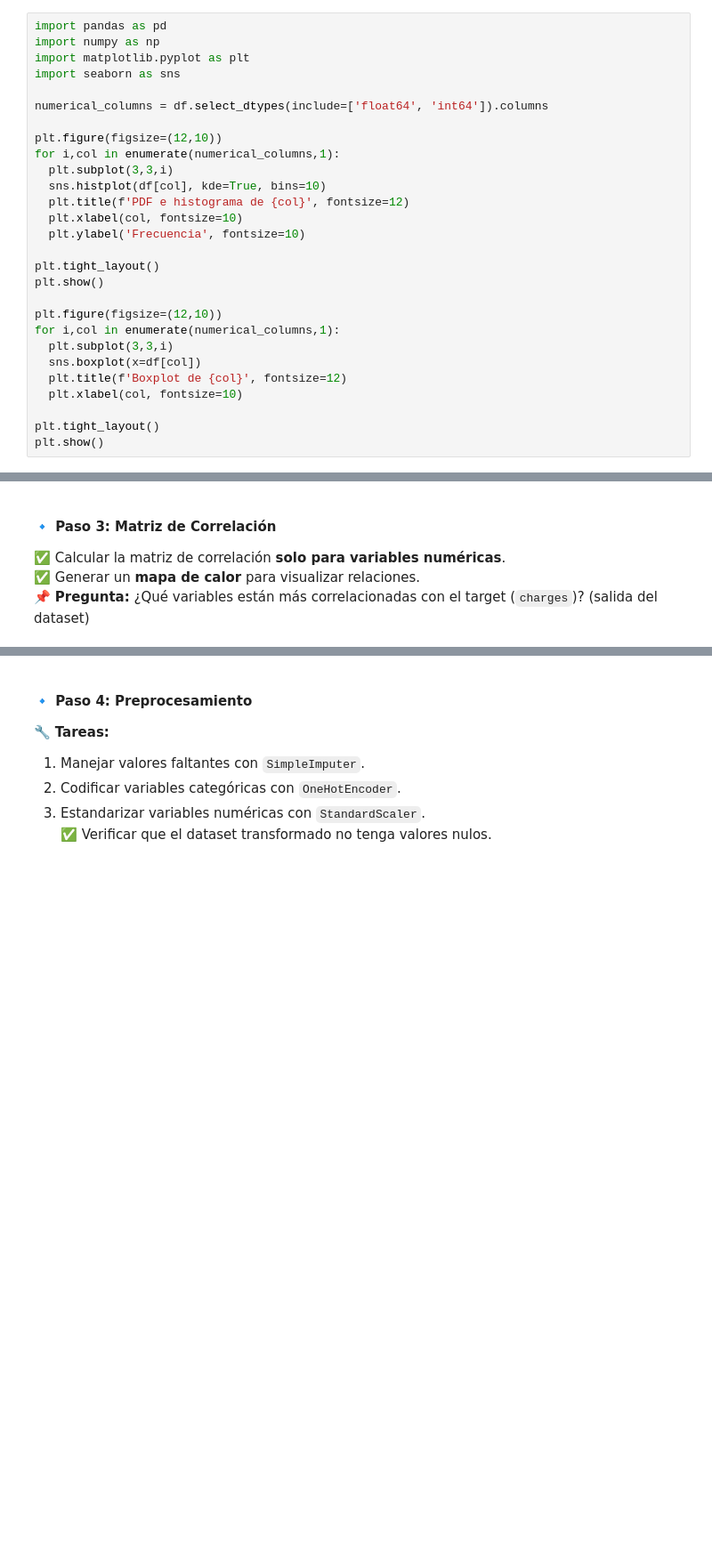
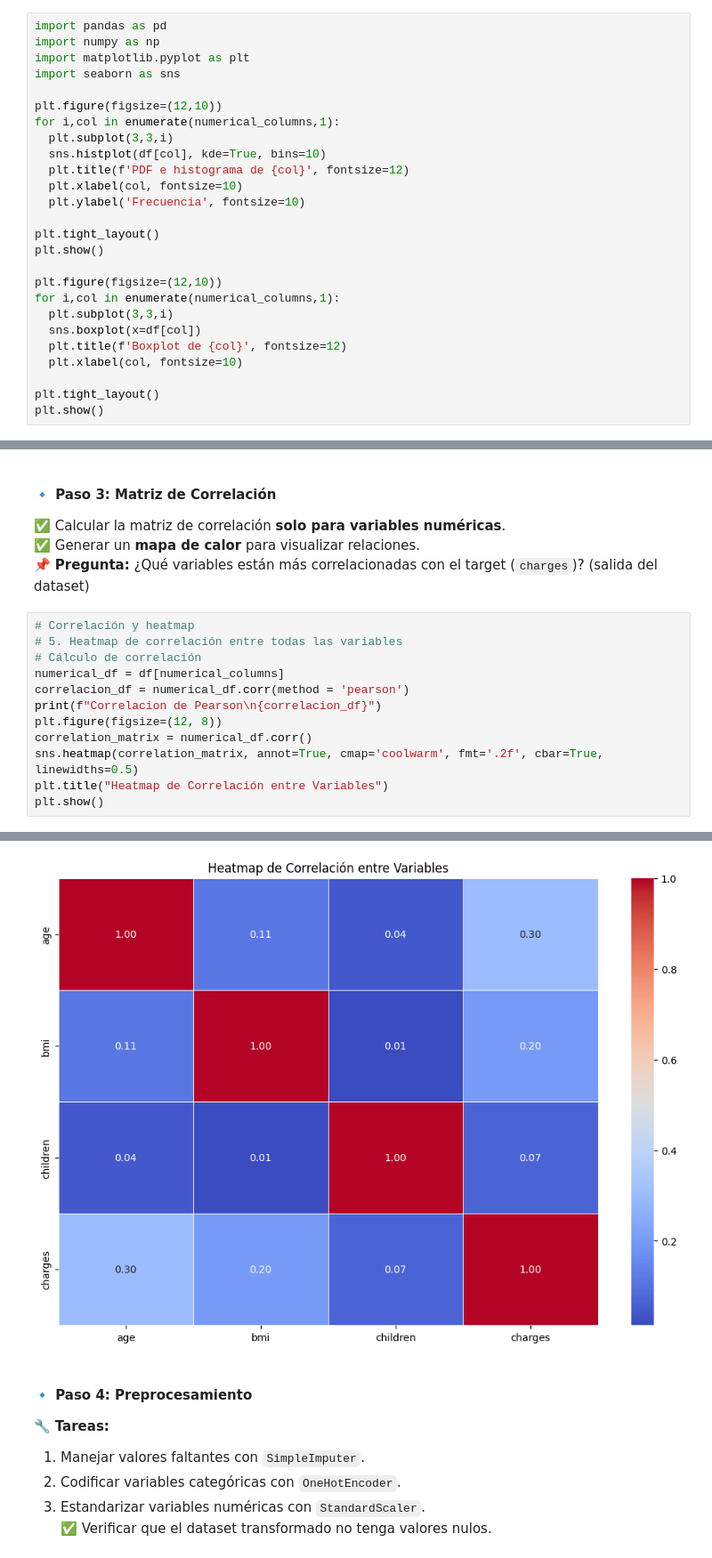
Before and after one commit to AleR26/ColabFiles, a Jupyter notebook: practicasregresionlasso_ridge.ipynb, the cells around one changed output, grey strips where cells are left out. Shown at 89% size. Cells and saved outputs as stored; diff of their text form; blank space fills up the shorter version.

```diff
--- a/practicasregresionlasso_ridge.ipynb
+++ b/practicasregresionlasso_ridge.ipynb
@@ -77,8 +81,6 @@ import pandas as pd
 import numpy as np
 import matplotlib.pyplot as plt
 import seaborn as sns
-
-numerical_columns = df.select_dtypes(include=['float64', 'int64']).columns
 
 plt.figure(figsize=(12,10))
 for i,col in enumerate(numerical_columns,1):
@@ -127,3 +125,16 @@ plt.show()
 ✅ Calcular la matriz de correlación **solo para variables numéricas**.
 ✅ Generar un **mapa de calor** para visualizar relaciones.
 📌 **Pregunta:** ¿Qué variables están más correlacionadas con el target (`charges`)? (salida del dataset)
+# %%
+# Correlación y heatmap
+# 5. Heatmap de correlación entre todas las variables
+# Cálculo de correlación
+numerical_df = df[numerical_columns]
+correlacion_df = numerical_df.corr(method = 'pearson')
+print(f"Correlacion de Pearson\n{correlacion_df}")
+plt.figure(figsize=(12, 8))
+correlation_matrix = numerical_df.corr()
+sns.heatmap(correlation_matrix, annot=True, cmap='coolwarm', fmt='.2f', cbar=True, linewidths=0.5)
+plt.title("Heatmap de Correlación entre Variables")
+plt.show()
+# %% [output]
@@ -130,3 +147,4 @@ plt.show()
+[figure, added]
 # %% [markdown]
 #### **🔹 Paso 4: Preprocesamiento**
 🔧 **Tareas:**
```
Also changed, not shown: parts of 22 cells of this notebook.
